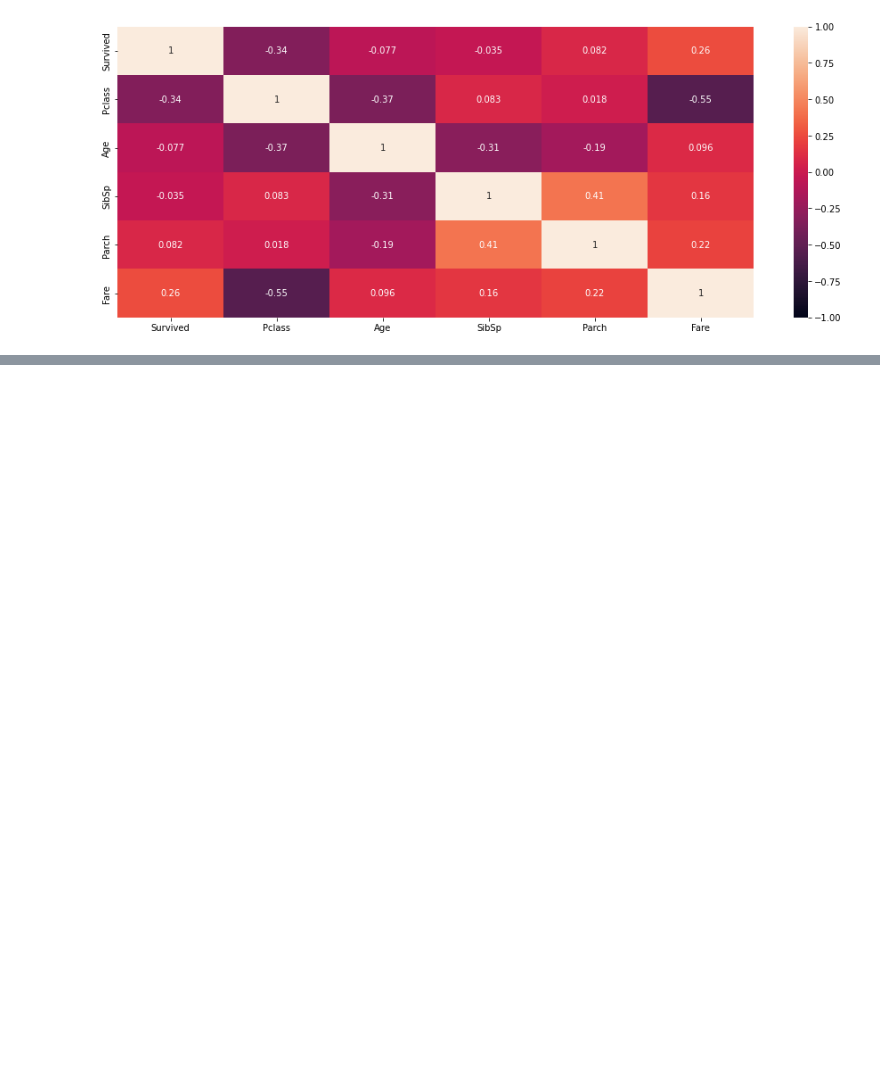
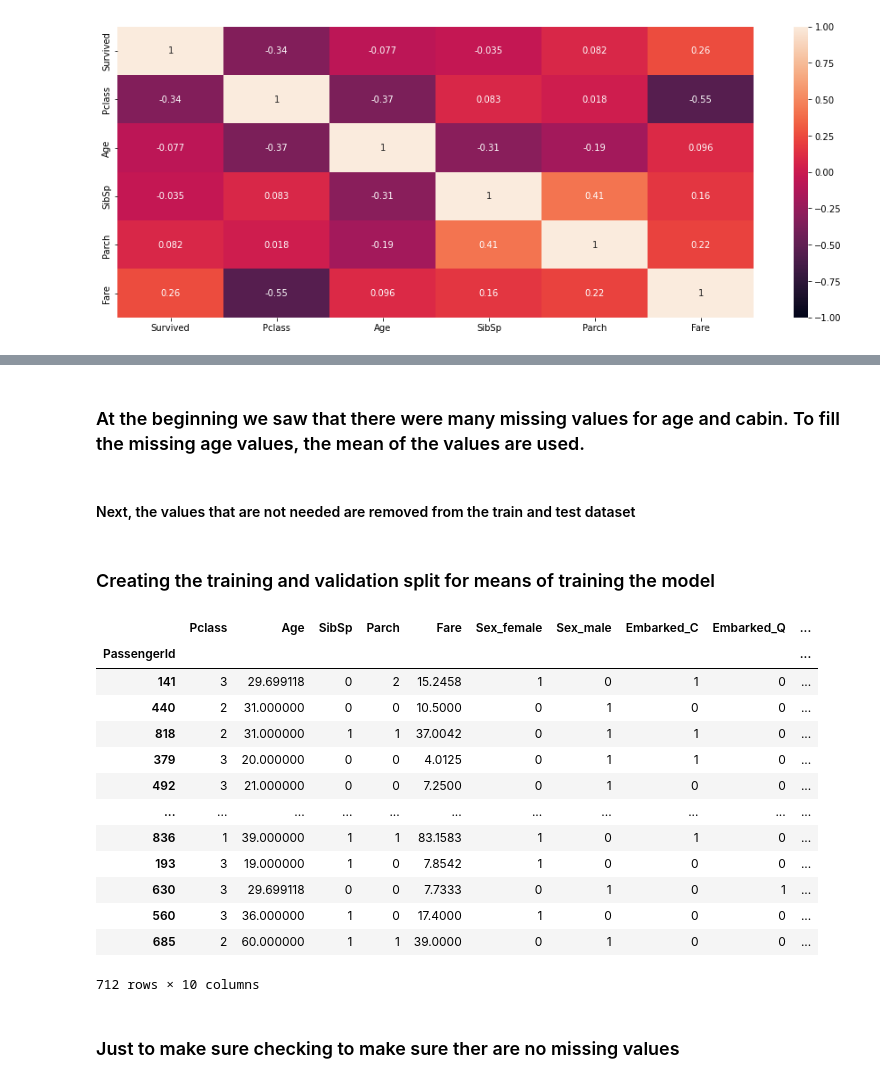
Before and after one commit to BlexxeCode/DataProjects, a Jupyter notebook: titanic/titanic-a-learning-process.ipynb, the cells around one changed output, grey strips where cells are left out. Saved outputs shown, nothing was run; the diff lists cells and outputs as text; code cells hidden in the pictures; blank space fills up the shorter version.

```diff
--- a/titanic/titanic-a-learning-process.ipynb
+++ b/titanic/titanic-a-learning-process.ipynb
@@ -244,0 +213,38 @@ Sumission saved successfully
+# %% [markdown]
+### At the beginning we saw that there were many missing values for age and cabin. To fill the missing age values, the mean of the values are used.
+# %%
+train_data["Age"] = train_data["Age"].fillna(train_data["Age"].mean())
+test_data["Age"] = test_data["Age"].fillna(test_data["Age"].mean())
+# %% [markdown]
+#### Next, the values that are not needed are removed from the train and test dataset
+# %%
+train_data.drop(["Name","Cabin", "Ticket"], inplace=True, axis=1)
+test_data.drop(["Name","Cabin", "Ticket"], inplace=True, axis=1)
+# %% [markdown]
+### Creating the training and validation split for means of training the model
+# %%
+from sklearn.model_selection import train_test_split
+
+
+y = train_data['Survived']
+X = pd.get_dummies(train_data.drop(['Survived'], axis=1))
+X_test = pd.get_dummies(test_data)
+
+X_train, X_valid, y_train, y_valid = train_test_split(X,y, train_size=0.8, test_size=0.2, random_state=0)
+# %% [output]
+|  | Pclass | Age | SibSp | Parch | Fare | Sex_female | Sex_male | Embarked_C | Embarked_Q | ... |
+| PassengerId |  |  |  |  |  |  |  |  |  | ... |
+| 141 | 3 | 29.699118 | 0 | 2 | 15.2458 | 1 | 0 | 1 | 0 | ... |
+| 440 | 2 | 31.000000 | 0 | 0 | 10.5000 | 0 | 1 | 0 | 0 | ... |
+| 818 | 2 | 31.000000 | 1 | 1 | 37.0042 | 0 | 1 | 1 | 0 | ... |
+| 379 | 3 | 20.000000 | 0 | 0 | 4.0125 | 0 | 1 | 1 | 0 | ... |
+| 492 | 3 | 21.000000 | 0 | 0 | 7.2500 | 0 | 1 | 0 | 0 | ... |
+| ... | ... | ... | ... | ... | ... | ... | ... | ... | ... | ... |
+| 836 | 1 | 39.000000 | 1 | 1 | 83.1583 | 1 | 0 | 1 | 0 | ... |
+| 193 | 3 | 19.000000 | 1 | 0 | 7.8542 | 1 | 0 | 0 | 0 | ... |
+| 630 | 3 | 29.699118 | 0 | 0 | 7.7333 | 0 | 1 | 0 | 1 | ... |
+| 560 | 3 | 36.000000 | 1 | 0 | 17.4000 | 1 | 0 | 0 | 0 | ... |
+| 685 | 2 | 60.000000 | 1 | 1 | 39.0000 | 0 | 1 | 0 | 0 | ... |
+712 rows × 10 columns
+# %% [markdown]
+### Just to make sure checking to make sure ther are no missing values
```
Also changed, not shown: parts of 32 cells of this notebook.
